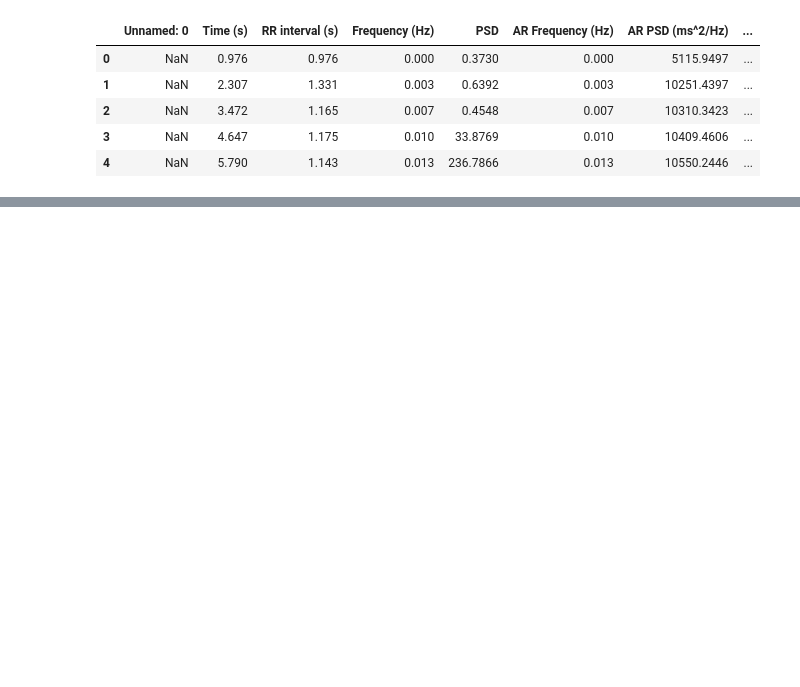
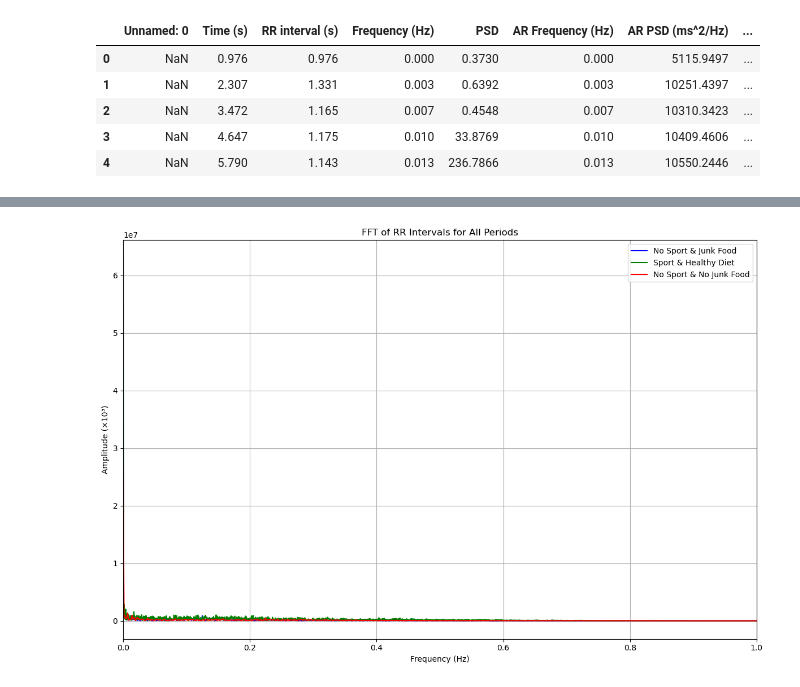
Before and after one commit to leyah-sa/VFC-Analysis, a Jupyter notebook: notebooks/Partie 1/monitoring.ipynb, the cells around one changed output, grey strips where cells are left out. Drawn from its saved outputs; the diff is of its cells as text; code cells hidden in the pictures; blank space fills up the shorter version.

```diff
--- a/notebooks/Partie 1/monitoring.ipynb
+++ b/notebooks/Partie 1/monitoring.ipynb
@@ -364,0 +398,100 @@ hrv_data.head()
+# %%
+import pandas as pd
+import numpy as np
+from scipy.fft import fft, fftfreq
+import matplotlib.pyplot as plt
+
+# Charger les données
+file_path = '/Users/duhameleve/Desktop/M2_SNS/M2SNS/Sante/projet PY/Github py /VFC-Analysis/data/data4semainesfinal.csv'
+hrv_data = pd.read_csv(file_path, delimiter=';')
+
+# Nettoyage et renommer les colonnes
+hrv_data.columns = hrv_data.columns.str.strip()
+hrv_data = hrv_data.rename(columns={
+    'Time   (s)': 'Time (s)',
+    'RR interval   (s)': 'RR interval (s)',
+    'Fréquence  (Hz)': 'Frequency (Hz)',
+    'PSD (ms^2/Hz)': 'PSD',
+    'AR SPECTRUM  Fréquence   (Hz)': 'AR Frequency (Hz)',
+    'AR SPECTRUM PSD (ms^2/Hz)': 'AR PSD (ms^2/Hz)',
+    'Date': 'Date'
+})
+
+# Convertir la colonne 'Date' en type datetime
+hrv_data['Date'] = pd.to_datetime(hrv_data['Date'])
+
+# Convertir les intervalles RR en type numérique
+hrv_data['RR interval (s)'] = pd.to_numeric(hrv_data['RR interval (s)'], errors='coerce')
+
+# Définir les périodes
+periods = {
+    'No Sport & Junk Food': (pd.Timestamp('2024-10-28'), pd.Timestamp('2024-11-03')),
+    'Sport & Healthy Diet': (pd.Timestamp('2024-11-04'), pd.Timestamp('2024-11-18')),
+    'No Sport & No Junk Food': (pd.Timestamp('2024-11-19'), pd.Timestamp('2024-11-24'))
+}
+
+# Fonction pour effectuer la FFT
+def compute_fft(rr_intervals, fs=29.81):
+    """Compute FFT for RR intervals."""
+    # Interpolation pour échantillonnage uniforme
+    time = np.linspace(0, len(rr_intervals) - 1, len(rr_intervals))
+    interpolated_rr = np.interp(np.arange(0, len(rr_intervals), 1/fs), time, rr_intervals)
+
+    # FFT
+    n = len(interpolated_rr)
+    fft_values = np.abs(fft(interpolated_rr))[:n // 2]
+    fft_frequencies = fftfreq(n, d=1/fs)[:n // 2]
+
+    return fft_frequencies, fft_values
+
+# Créer un graphique pour afficher toutes les périodes sur le même graphique
+plt.figure(figsize=(12, 8))
+
+# Définir des couleurs distinctes pour chaque période
+colors = ['b', 'g', 'r']
+
+# Analyser chaque période
+for i, (period_name, (start_date, end_date)) in enumerate(periods.items()):
+    # Filtrer les données pour la période
+    period_data = hrv_data[(hrv_data['Date'] >= start_date) & (hrv_data['Date'] <= end_date)]
+
+    # Extraire les intervalles RR
+    rr_intervals = period_data['RR interval (s)'].dropna().values
+
+    if len(rr_intervals) > 0:
+        # Calculer la FFT
+        fft_frequencies, fft_values = compute_fft(rr_intervals)
+
+        # Limiter à 1 Hz
+        mask = fft_frequencies <= 1
+        fft_frequencies = fft_frequencies[mask]
+        fft_values = fft_values[mask]
+
+        # Ajuster l'amplitude pour l'échelle 10^3
+        fft_values = fft_values * 1000  # Multiplier par 1000 pour avoir l'échelle en 10^3
+
+        # Tracer la FFT pour cette période avec une couleur distincte
+        plt.plot(fft_frequencies, fft_values, label=f'{period_name}', color=colors[i])
+
+# Ajustements du graphique global
+plt.title("FFT of RR Intervals for All Periods")
+plt.xlabel("Frequency (Hz)")
+plt.ylabel("Amplitude (×10³)")
+
+# Limiter l'axe des abscisses à 1 Hz pour se concentrer sur LF et HF
+plt.xlim(0, 1)
+
+# Ajuster l'axe des ordonnées : utiliser une échelle logarithmique si nécessaire
+#plt.yscale('log')  # Utiliser une échelle logarithmique si nécessaire
+
+# Ajuster la visibilité des pics
+#plt.ylim(1e-2, np.max(fft_values) * 1.1)
+
+plt.legend()
+plt.grid(True)
+plt.tight_layout()
+
+# Afficher le graphique
+plt.show()
+# %% [output]
+[figure, added]
```
Also changed, not shown: parts of 5 cells of this notebook, 1 other file.
